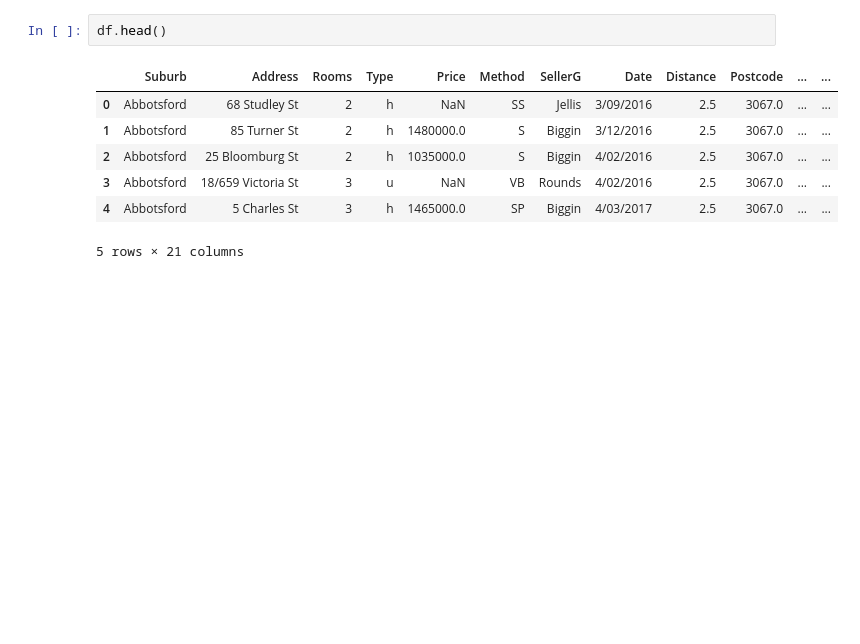
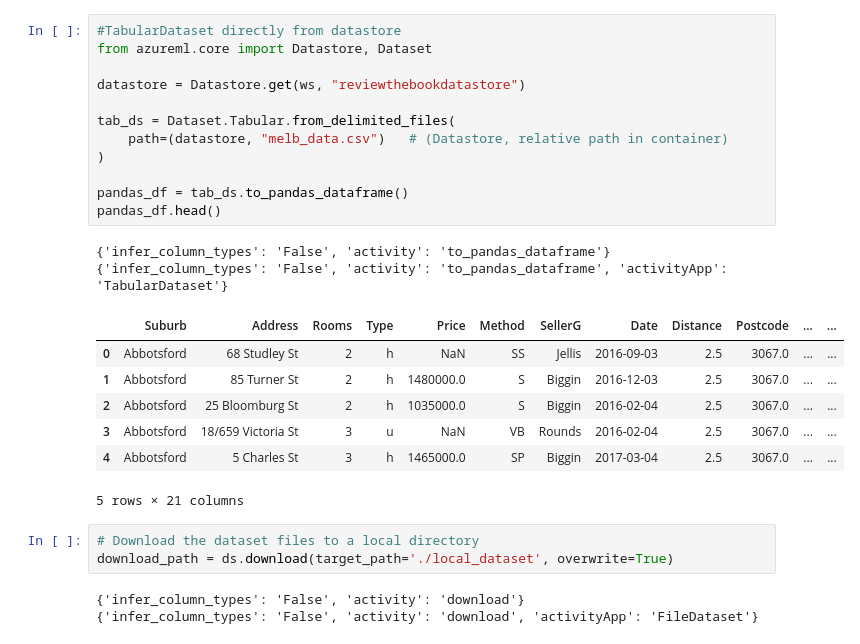
Before and after one commit to poryaa/Azure_book, a Jupyter notebook: test_ch4.ipynb, the cells around one changed output. Saved outputs shown, nothing was run; the diff lists cells and outputs as text; blank space fills up the shorter version.

Commit message:
review on 202601-ch5

```diff
--- a/test_ch4.ipynb
+++ b/test_ch4.ipynb
@@ -49,10 +109,28 @@ mount_context.stop()
+# %%
+#TabularDataset directly from datastore
+from azureml.core import Datastore, Dataset
+
+datastore = Datastore.get(ws, "reviewthebookdatastore")
+
+tab_ds = Dataset.Tabular.from_delimited_files(
+    path=(datastore, "melb_data.csv")   # (Datastore, relative path in container)
+)
+
+pandas_df = tab_ds.to_pandas_dataframe()
+pandas_df.head()
+# %% [output]
+{'infer_column_types': 'False', 'activity': 'to_pandas_dataframe'}
+{'infer_column_types': 'False', 'activity': 'to_pandas_dataframe', 'activityApp': 'TabularDataset'}
+|  | Suburb | Address | Rooms | Type | Price | Method | SellerG | Date | Distance | Postcode | ... | ... |
+| 0 | Abbotsford | 68 Studley St | 2 | h | NaN | SS | Jellis | 2016-09-03 | 2.5 | 3067.0 | ... | ... |
+| 1 | Abbotsford | 85 Turner St | 2 | h | 1480000.0 | S | Biggin | 2016-12-03 | 2.5 | 3067.0 | ... | ... |
+| 2 | Abbotsford | 25 Bloomburg St | 2 | h | 1035000.0 | S | Biggin | 2016-02-04 | 2.5 | 3067.0 | ... | ... |
+| 3 | Abbotsford | 18/659 Victoria St | 3 | u | NaN | VB | Rounds | 2016-02-04 | 2.5 | 3067.0 | ... | ... |
+| 4 | Abbotsford | 5 Charles St | 3 | h | 1465000.0 | SP | Biggin | 2017-03-04 | 2.5 | 3067.0 | ... | ... |
+5 rows × 21 columns
 # %%
-df.head()
+# Download the dataset files to a local directory
+download_path = ds.download(target_path='./local_dataset', overwrite=True)
 # %% [output]
-|  | Suburb | Address | Rooms | Type | Price | Method | SellerG | Date | Distance | Postcode | ... | ... |
-| 0 | Abbotsford | 68 Studley St | 2 | h | NaN | SS | Jellis | 3/09/2016 | 2.5 | 3067.0 | ... | ... |
-| 1 | Abbotsford | 85 Turner St | 2 | h | 1480000.0 | S | Biggin | 3/12/2016 | 2.5 | 3067.0 | ... | ... |
-| 2 | Abbotsford | 25 Bloomburg St | 2 | h | 1035000.0 | S | Biggin | 4/02/2016 | 2.5 | 3067.0 | ... | ... |
-| 3 | Abbotsford | 18/659 Victoria St | 3 | u | NaN | VB | Rounds | 4/02/2016 | 2.5 | 3067.0 | ... | ... |
-| 4 | Abbotsford | 5 Charles St | 3 | h | 1465000.0 | SP | Biggin | 4/03/2017 | 2.5 | 3067.0 | ... | ... |
-5 rows × 21 columns
+{'infer_column_types': 'False', 'activity': 'download'}
+{'infer_column_types': 'False', 'activity': 'download', 'activityApp': 'FileDataset'}
```
Also changed, not shown: parts of 12 cells of this notebook, 7 other files.
